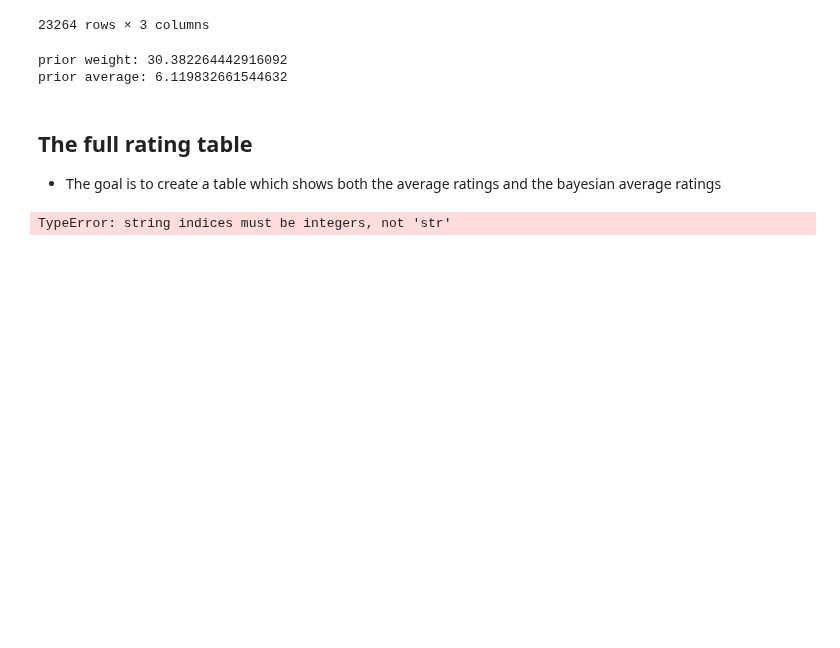
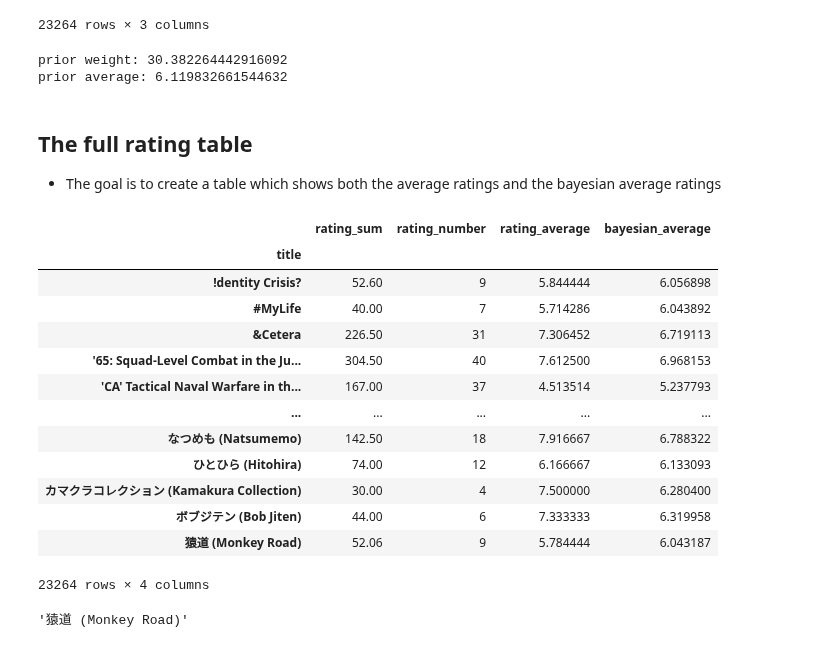
Before and after one commit to tundraparisi/dscoding-projects, a Jupyter notebook: chi.hoang/Board_Game_Project/Data_sorting.ipynb, the cells around one changed output. Saved outputs shown, nothing was run; the diff lists cells and outputs as text; code cells hidden in the pictures; blank space fills up the shorter version.

```diff
--- a/chi.hoang/Board_Game_Project/Data_sorting.ipynb
+++ b/chi.hoang/Board_Game_Project/Data_sorting.ipynb
@@ -166,11 +170,30 @@ prior average: 6.119832661544632
+# %%
+full_table
+# %% [output]
+|  | rating_sum | rating_number | rating_average | bayesian_average |
+| title |  |  |  |  |
+| !dentity Crisis? | 52.60 | 9 | 5.844444 | 6.056898 |
+| #MyLife | 40.00 | 7 | 5.714286 | 6.043892 |
+| &Cetera | 226.50 | 31 | 7.306452 | 6.719113 |
+| '65: Squad-Level Combat in the Ju... | 304.50 | 40 | 7.612500 | 6.968153 |
+| 'CA' Tactical Naval Warfare in th... | 167.00 | 37 | 4.513514 | 5.237793 |
+| ... | ... | ... | ... | ... |
+| なつめも (Natsumemo) | 142.50 | 18 | 7.916667 | 6.788322 |
+| ひとひら (Hitohira) | 74.00 | 12 | 6.166667 | 6.133093 |
+| カマクラコレクション (Kamakura Collection) | 30.00 | 4 | 7.500000 | 6.280400 |
+| ボブジテン (Bob Jiten) | 44.00 | 6 | 7.333333 | 6.319958 |
+| 猿道 (Monkey Road) | 52.06 | 9 | 5.784444 | 6.043187 |
+23264 rows × 4 columns
 # %%
 from Board_Game_Project.function import calculate_bayesian_average
 # %%
 bayesian_averages = []  # making a list of bayesian averages
-for row in full_table:
+for i, row in full_table.iterrows():
     rating_sum = row['rating_sum']
     rating_number = row['rating_number']
     avg = calculate_bayesian_average(rating_sum, rating_number, prior_weight, prior_average)
     bayesian_averages.append(avg)
-# %% [output]
-TypeError: string indices must be integers, not 'str'
+# %%
+i
+# %% [output]
+'猿道 (Monkey Road)'
```
Also changed, not shown: parts of 6 cells of this notebook.
